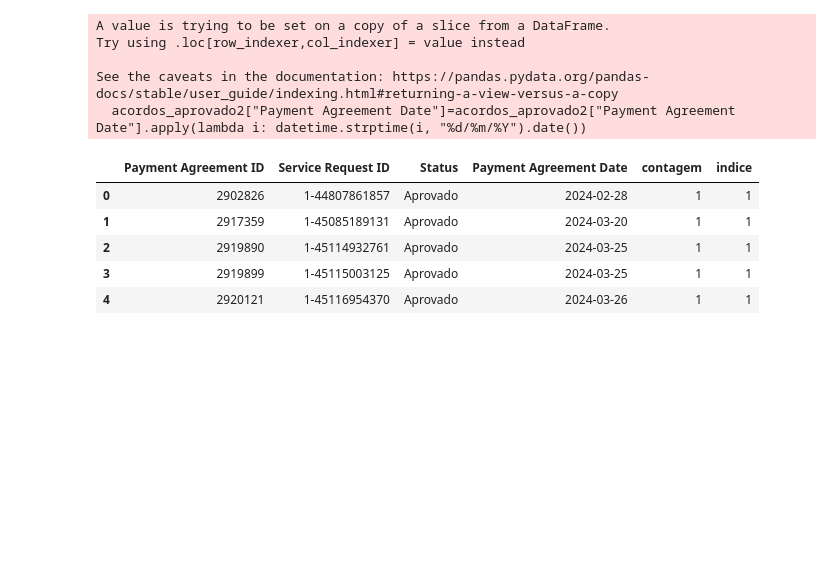
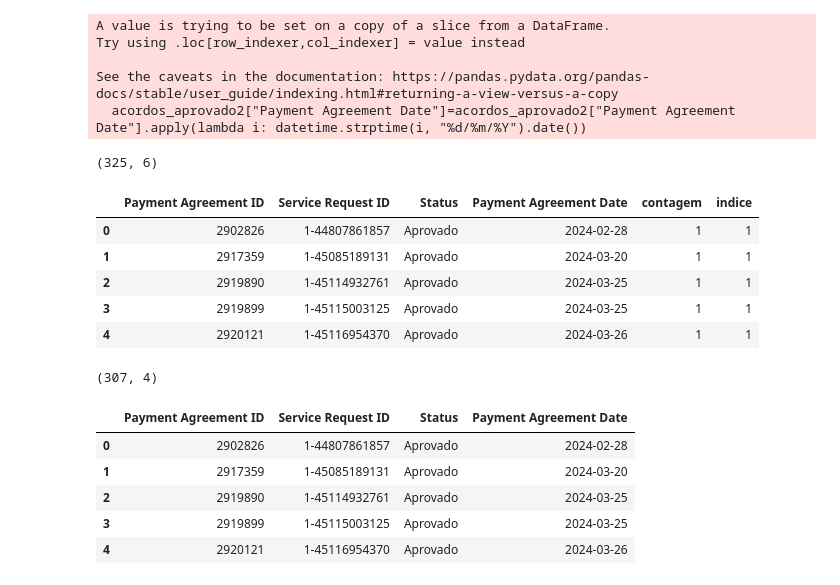
Before and after one commit to josepmatias/nos_reten-ao, a Jupyter notebook: actividades extra.ipynb, the cells around one changed output. Saved outputs shown, nothing was run; the diff lists cells and outputs as text; code cells hidden in the pictures; blank space fills up the shorter version.

```diff
--- a/actividades extra.ipynb
+++ b/actividades extra.ipynb
@@ -259,11 +264,12 @@ acordos_aprovado3["indice"]=indice(acordos_aprovado3, "Payment Agreement ID")
 # %%
 #ver acordos_aprovado3
 
-acordos_aprovado3.shape
+print(acordos_aprovado3.shape)
 
 
 acordos_aprovado3.head()
 # %% [output]
+(325, 6)
 |  | Payment Agreement ID | Service Request ID | Status | Payment Agreement Date | contagem | indice |
 | 0 | 2902826 | 1-44807861857 | Aprovado | 2024-02-28 | 1 | 1 |
 | 1 | 2917359 | 1-45085189131 | Aprovado | 2024-03-20 | 1 | 1 |
@@ -274,0 +279,16 @@ acordos_aprovado3.head()
+# %%
+#filtrar linhas com índice igual a 1 e remover colunas "contagem" e "índice"
+
+acordos_aprovado4=acordos_aprovado3[acordos_aprovado3["indice"]==1]
+acordos_aprovado4.drop(["contagem", "indice"], axis=1, inplace=True)
+print(acordos_aprovado4.shape)
+
+acordos_aprovado4.head()
+# %% [output]
+(307, 4)
+|  | Payment Agreement ID | Service Request ID | Status | Payment Agreement Date |
+| 0 | 2902826 | 1-44807861857 | Aprovado | 2024-02-28 |
+| 1 | 2917359 | 1-45085189131 | Aprovado | 2024-03-20 |
+| 2 | 2919890 | 1-45114932761 | Aprovado | 2024-03-25 |
+| 3 | 2919899 | 1-45115003125 | Aprovado | 2024-03-25 |
+| 4 | 2920121 | 1-45116954370 | Aprovado | 2024-03-26 |
```
Also changed, not shown: parts of 7 cells of this notebook.
